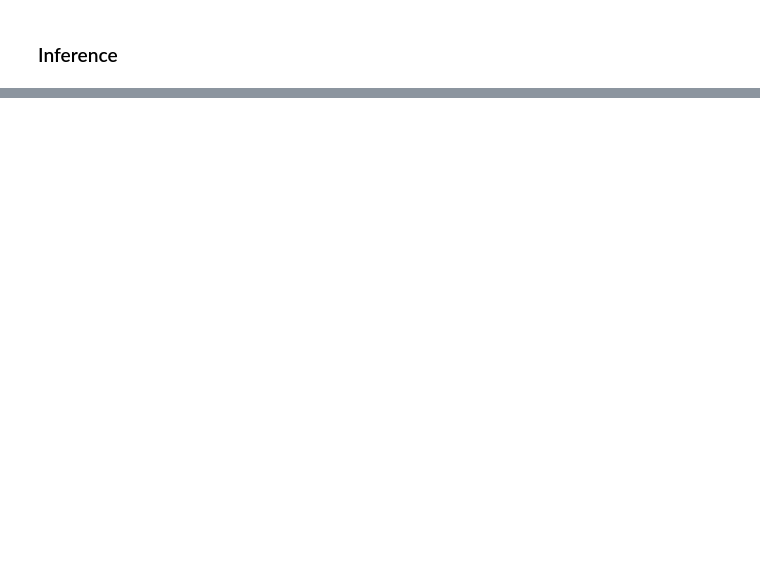
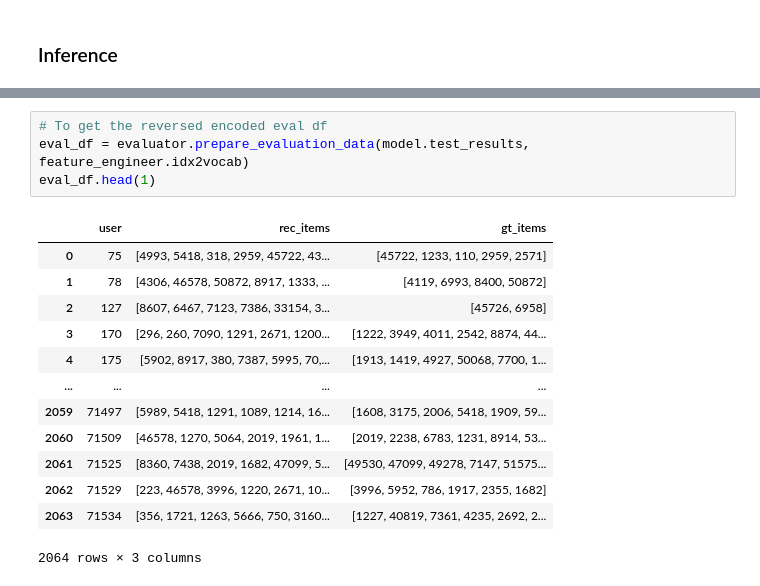
Before and after one commit to jeffery5bai/DPRecSys, a Jupyter notebook: experiments/ngcf_exp.ipynb, the cells around one changed output, grey strips where cells are left out. Saved outputs shown, nothing was run; the diff lists cells and outputs as text; blank space fills up the shorter version.

```diff
--- a/experiments/ngcf_exp.ipynb
+++ b/experiments/ngcf_exp.ipynb
@@ -363,3 +344,21 @@ model.test_results["eval_score_df"].describe()
 | 50% | 1031.500000 | 0.386853 | 0.031250 | 0.200000 | 0.430677 | 0.090909 | 0.100000 | 0.439295 | 0.181818 | ... |
 | 75% | 1547.250000 | 0.630930 | 0.112179 | 0.200000 | 0.630930 | 0.200000 | 0.200000 | 0.630930 | 0.333333 | ... |
 | max | 2063.000000 | 1.000000 | 1.000000 | 1.000000 | 1.000000 | 1.000000 | 0.900000 | 1.000000 | 1.000000 | ... |
+# %%
+# To get the reversed encoded eval df
+eval_df = evaluator.prepare_evaluation_data(model.test_results, feature_engineer.idx2vocab)
+eval_df.head(1)
+# %% [output]
+|  | user | rec_items | gt_items |
+| 0 | 75 | [4993, 5418, 318, 2959, 45722, 43... | [45722, 1233, 110, 2959, 2571] |
+| 1 | 78 | [4306, 46578, 50872, 8917, 1333, ... | [4119, 6993, 8400, 50872] |
+| 2 | 127 | [8607, 6467, 7123, 7386, 33154, 3... | [45726, 6958] |
+| 3 | 170 | [296, 260, 7090, 1291, 2671, 1200... | [1222, 3949, 4011, 2542, 8874, 44... |
+| 4 | 175 | [5902, 8917, 380, 7387, 5995, 70,... | [1913, 1419, 4927, 50068, 7700, 1... |
+| ... | ... | ... | ... |
+| 2059 | 71497 | [5989, 5418, 1291, 1089, 1214, 16... | [1608, 3175, 2006, 5418, 1909, 59... |
+| 2060 | 71509 | [46578, 1270, 5064, 2019, 1961, 1... | [2019, 2238, 6783, 1231, 8914, 53... |
+| 2061 | 71525 | [8360, 7438, 2019, 1682, 47099, 5... | [49530, 47099, 49278, 7147, 51575... |
+| 2062 | 71529 | [223, 46578, 3996, 1220, 2671, 10... | [3996, 5952, 786, 1917, 2355, 1682] |
+| 2063 | 71534 | [356, 1721, 1263, 5666, 750, 3160... | [1227, 40819, 7361, 4235, 2692, 2... |
+2064 rows × 3 columns
```
Also changed, not shown: parts of 6 cells of this notebook, 2 other files.
